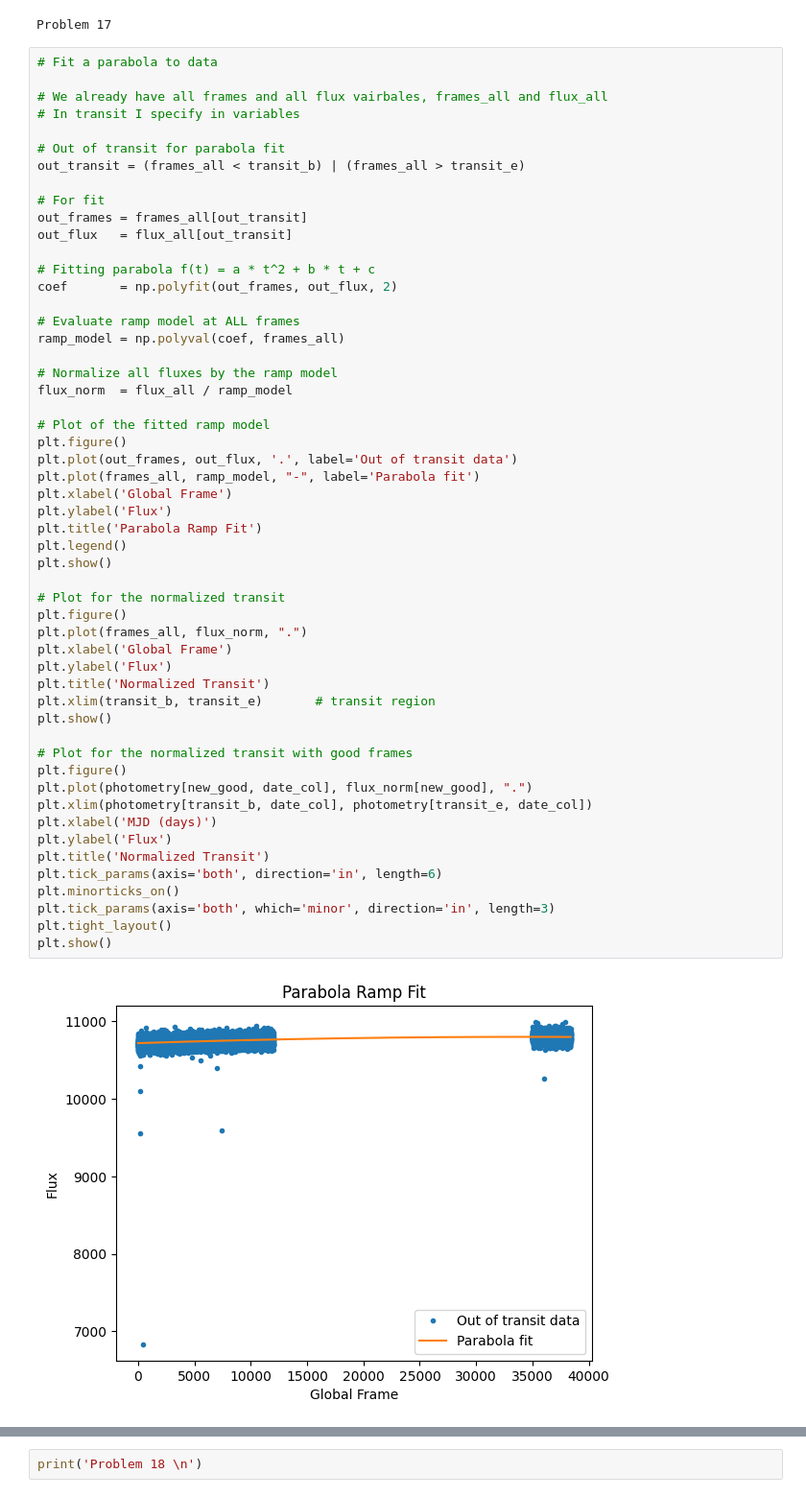
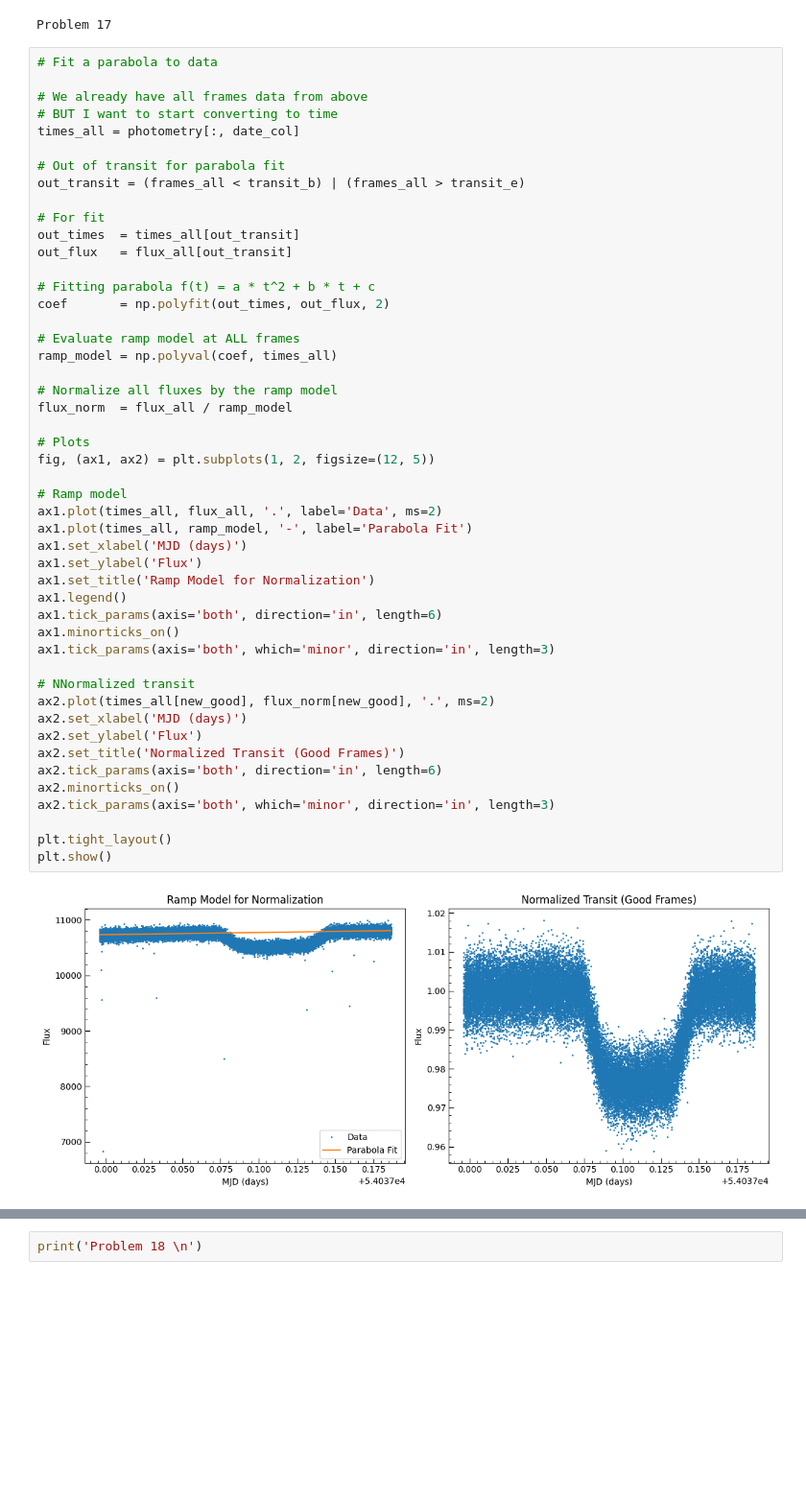
Before and after one commit to amedina695/lectures_git, a Jupyter notebook: final/final_amedina.ipynb, the cells around one changed output, grey strips where cells are left out. Shown: that part at 96% size. Drawn from its saved outputs; the diff is of its cells as text; blank space fills up the shorter version.

```diff
--- a/final/final_amedina.ipynb
+++ b/final/final_amedina.ipynb
@@ -797,55 +831,50 @@ Problem 17
 # %%
 # Fit a parabola to data
 
-# We already have all frames and all flux vairbales, frames_all and flux_all
-# In transit I specify in variables
+# We already have all frames data from above
+# BUT I want to start converting to time
+times_all = photometry[:, date_col]
 
 # Out of transit for parabola fit
 out_transit = (frames_all < transit_b) | (frames_all > transit_e)
 
 # For fit
-out_frames = frames_all[out_transit]
+out_times  = times_all[out_transit]
 out_flux   = flux_all[out_transit]
 
 # Fitting parabola f(t) = a * t^2 + b * t + c
-coef       = np.polyfit(out_frames, out_flux, 2)
+coef       = np.polyfit(out_times, out_flux, 2)
 
 # Evaluate ramp model at ALL frames
-ramp_model = np.polyval(coef, frames_all)
+ramp_model = np.polyval(coef, times_all)
 
 # Normalize all fluxes by the ramp model
 flux_norm  = flux_all / ramp_model
 
-# Plot of the fitted ramp model
-plt.figure()
-plt.plot(out_frames, out_flux, '.', label='Out of transit data')
-plt.plot(frames_all, ramp_model, "-", label='Parabola fit')
-plt.xlabel('Global Frame')
-plt.ylabel('Flux')
-plt.title('Parabola Ramp Fit')
-plt.legend()
-plt.show()
+# Plots
+fig, (ax1, ax2) = plt.subplots(1, 2, figsize=(12, 5))
 
-# Plot for the normalized transit
-plt.figure()
-plt.plot(frames_all, flux_norm, ".")
-plt.xlabel('Global Frame')
-plt.ylabel('Flux')
-plt.title('Normalized Transit')
-plt.xlim(transit_b, transit_e)       # transit region
-plt.show()
+# Ramp model
+ax1.plot(times_all, flux_all, '.', label='Data', ms=2)
+ax1.plot(times_all, ramp_model, '-', label='Parabola Fit')
+ax1.set_xlabel('MJD (days)')
+ax1.set_ylabel('Flux')
+ax1.set_title('Ramp Model for Normalization')
+ax1.legend()
+ax1.tick_params(axis='both', direction='in', length=6)
+ax1.minorticks_on()
+ax1.tick_params(axis='both', which='minor', direction='in', length=3)
 
-# Plot for the normalized transit with good frames
-plt.figure()
-plt.plot(photometry[new_good, date_col], flux_norm[new_good], ".")
-plt.xlim(photometry[transit_b, date_col], photometry[transit_e, date_col])
-plt.xlabel('MJD (days)')
-plt.ylabel('Flux')
-plt.title('Normalized Transit')
-plt.tick_params(axis='both', direction='in', length=6)
-plt.minorticks_on()
-plt.tick_params(axis='both', which='minor', direction='in', length=3)
+# NNormalized transit
+ax2.plot(times_all[new_good], flux_norm[new_good], '.', ms=2)
+ax2.set_xlabel('MJD (days)')
+ax2.set_ylabel('Flux')
+ax2.set_title('Normalized Transit (Good Frames)')
+ax2.tick_params(axis='both', direction='in', length=6)
+ax2.minorticks_on()
+ax2.tick_params(axis='both', which='minor', direction='in', length=3)
+
 plt.tight_layout()
 plt.show()
 # %% [output]
-[figure, old version]
+[figure, new version]
```
Also changed, not shown: parts of 12 cells of this notebook, 10 other files.
